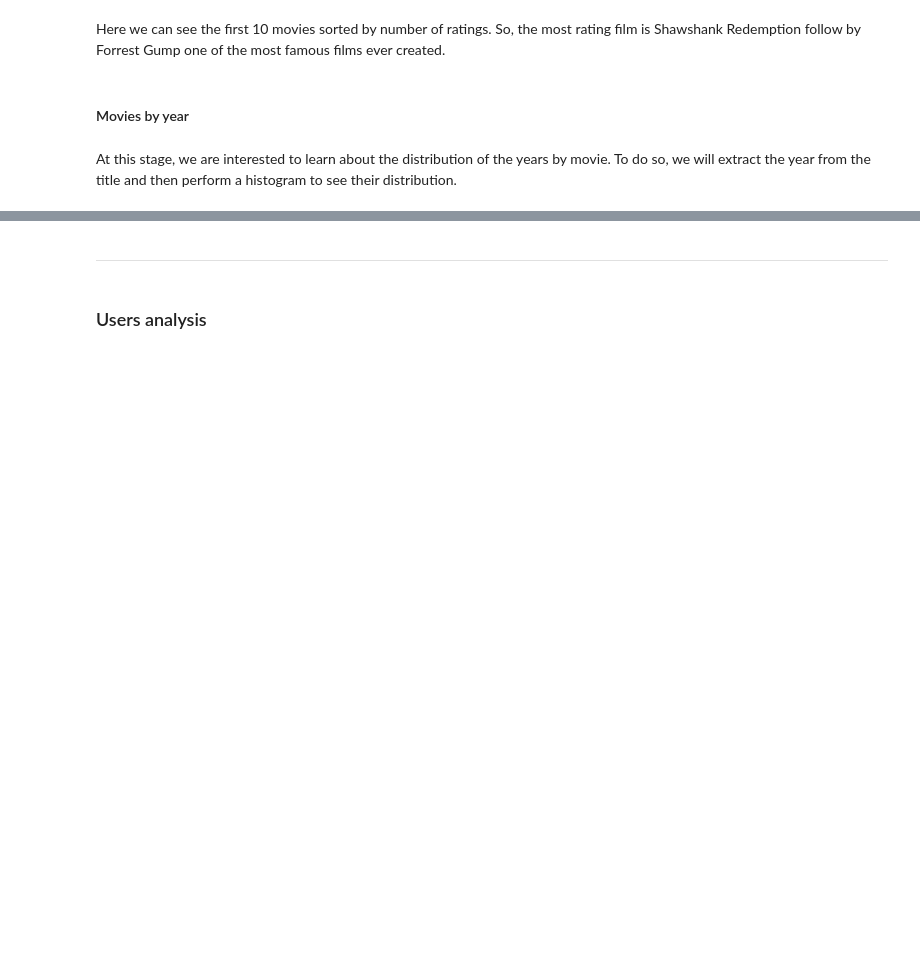
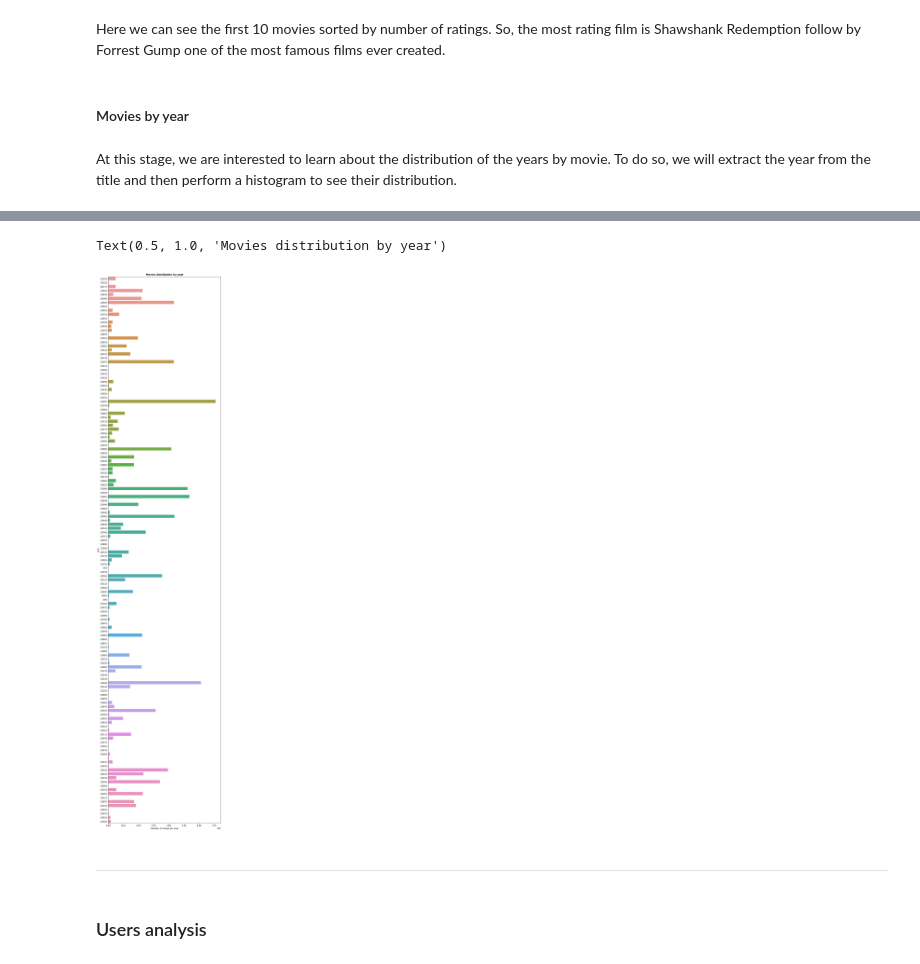
Before and after one commit to jlopezgaldon/recommendation_engine, a Jupyter notebook: notebooks/01_EDA.ipynb, the cells around one changed output, grey strips where cells are left out. Cells and saved outputs as stored; diff of their text form; code cells hidden in the pictures; blank space fills up the shorter version.

Commit message:
agrego grafico de movies por anos

```diff
--- a/notebooks/01_EDA.ipynb
+++ b/notebooks/01_EDA.ipynb
@@ -660,0 +643,3 @@ Py4JNetworkError: An error occurred while trying to connect to the Java server (
+# %%
+df_title_year = movie_ratings.withColumn("year", regexp_extract("title", "\((\d+)\)", 0))
+df_title_year.show()
@@ -661,3 +689,25 @@ Py4JNetworkError: An error occurred while trying to connect to the Java server (
+# %%
+    # MOVIES DISTRIBUTION BY YEAR
+df_title_year_rating = df_title_year.select("year","rating")
+df_title_year_rating_group = df_title_year_rating.groupBy("year").count().toPandas()
+
+fig, (ax) = plt.subplots(1, figsize=(10, 50))
+
+    # Parametrize the plot
+df_plot = df_title_year_rating_group
+color = "lightskyblue"
+bin_width = 0.3
+
+    #make barplot
+ax = sns.barplot(x=df_plot["count"],
+                 y=df_plot["year"],
+                 data=df_plot)
+    #set labels
+ax.set_xlabel('Number of ratings per year')
+ax.set_title("Movies distribution by year", weight='bold')
+# %% [output]
+Text(0.5, 1.0, 'Movies distribution by year')
+[figure, added]
 # %% [markdown]
 ***
 # %% [markdown]
```
Also changed, not shown: parts of 7 cells of this notebook.
